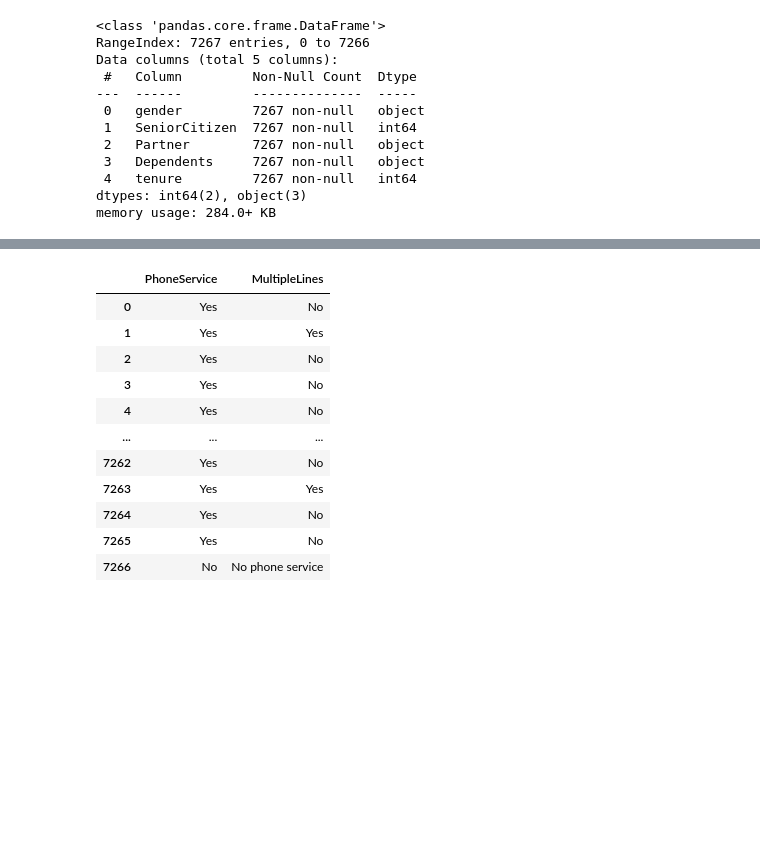
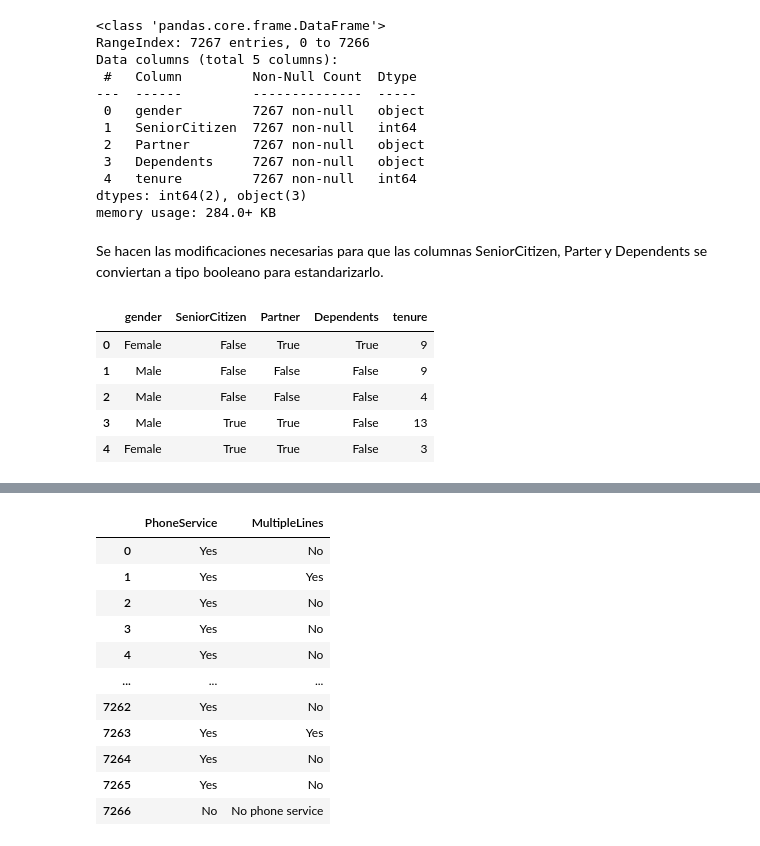
Before and after one commit to MiguelFigueroa02/Challenge_Telecom_X_Evasion_Clientes, a Jupyter notebook: telecomx_latam.ipynb, the cells around one changed output, grey strips where cells are left out. Saved outputs shown, nothing was run; the diff lists cells and outputs as text; code cells hidden in the pictures; blank space fills up the shorter version.

```diff
--- a/telecomx_latam.ipynb
+++ b/telecomx_latam.ipynb
@@ -51,3 +106,5 @@ Data columns (total 5 columns):
  4   tenure         7267 non-null   int64
 dtypes: int64(2), object(3)
 memory usage: 284.0+ KB
+# %% [markdown]
+Se hacen las modificaciones necesarias para que las columnas SeniorCitizen, Parter y Dependents se conviertan a tipo booleano para estandarizarlo.
@@ -53,0 +117,9 @@ memory usage: 284.0+ KB
+# %%
+customer_normalizado.head()
+# %% [output]
+|  | gender | SeniorCitizen | Partner | Dependents | tenure |
+| 0 | Female | False | True | True | 9 |
+| 1 | Male | False | False | False | 9 |
+| 2 | Male | False | False | False | 4 |
+| 3 | Male | True | True | False | 13 |
+| 4 | Female | True | True | False | 3 |
```
Also changed, not shown: parts of 31 cells of this notebook.
